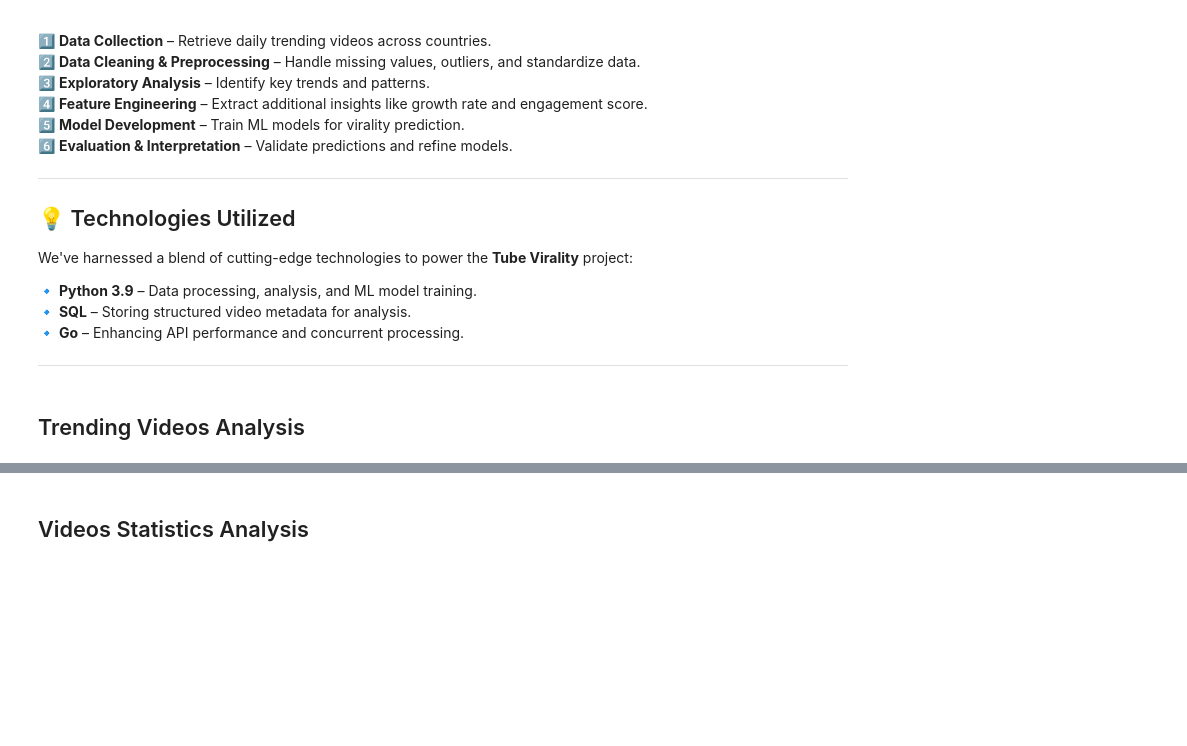
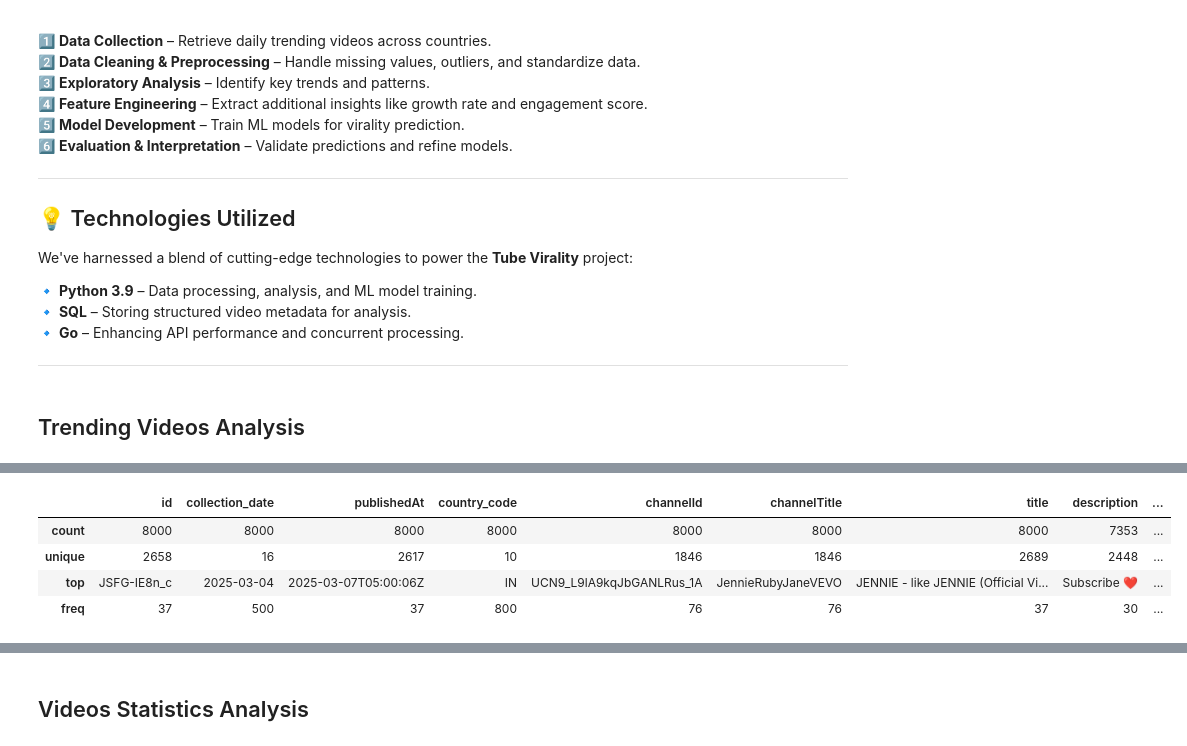
Before and after one commit to gpsyrou/tube-virality, a Jupyter notebook: analysis/Youtube Virality Predictor.ipynb, the cells around one changed output, grey strips where cells are left out. Cells and saved outputs as stored; diff of their text form; code cells hidden in the pictures; blank space fills up the shorter version.

```diff
--- a/analysis/Youtube Virality Predictor.ipynb
+++ b/analysis/Youtube Virality Predictor.ipynb
@@ -165,3 +197,11 @@ print(trending_videos_df.shape)
+# %%
+trending_videos_df.describe(include=["object", "bool"])
+# %% [output]
+|  | id | collection_date | publishedAt | country_code | channelId | channelTitle | title | description | ... |
+| count | 8000 | 8000 | 8000 | 8000 | 8000 | 8000 | 8000 | 7353 | ... |
+| unique | 2658 | 16 | 2617 | 10 | 1846 | 1846 | 2689 | 2448 | ... |
+| top | JSFG-IE8n_c | 2025-03-04 | 2025-03-07T05:00:06Z | IN | UCN9_L9lA9kqJbGANLRus_1A | JennieRubyJaneVEVO | JENNIE - like JENNIE (Official Vi... | Subscribe ❤️ | ... |
+| freq | 37 | 500 | 37 | 800 | 76 | 76 | 37 | 30 | ... |
 # %%
 import pandas as pd
 import logging
```
Also changed, not shown: parts of 10 cells of this notebook.
